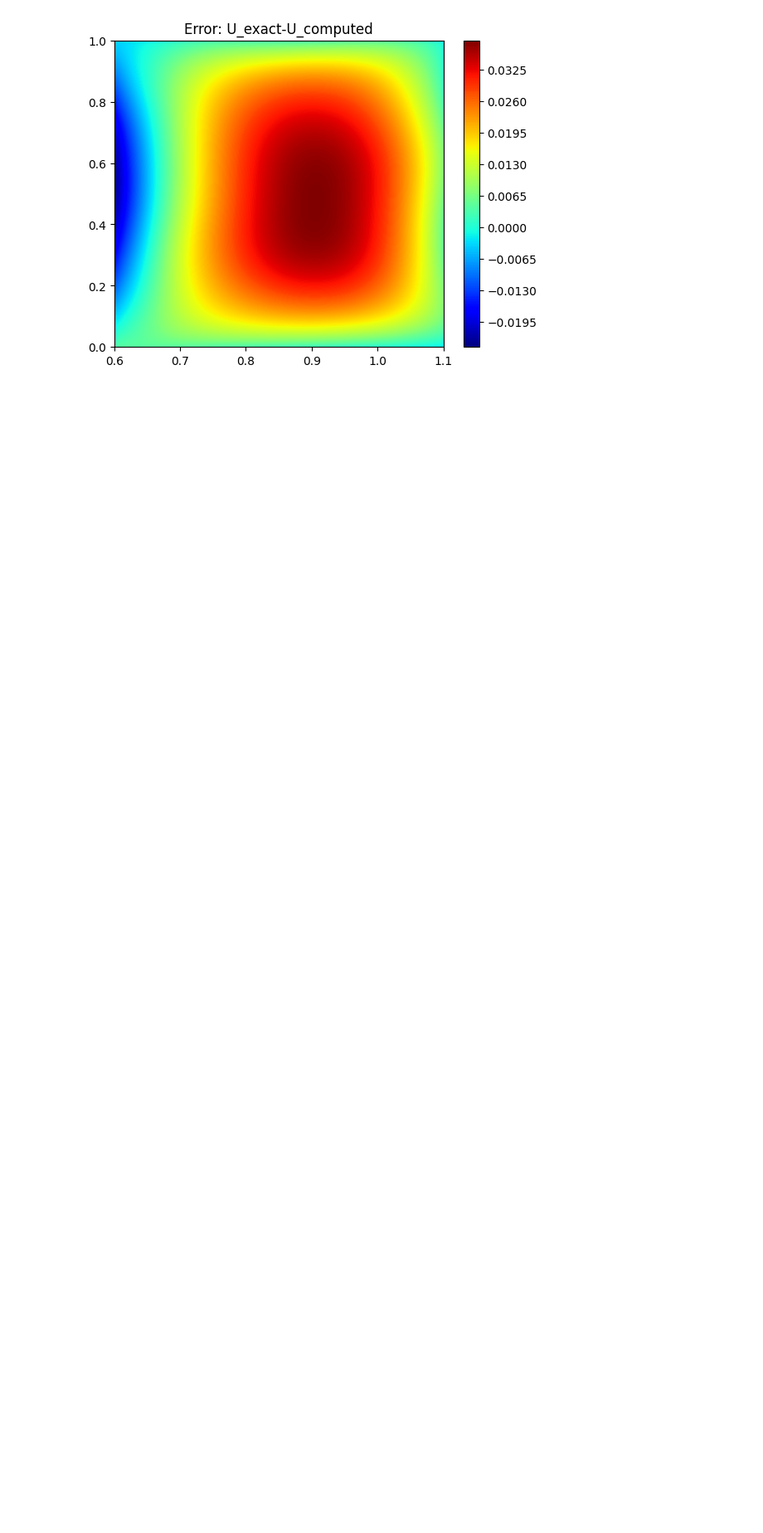
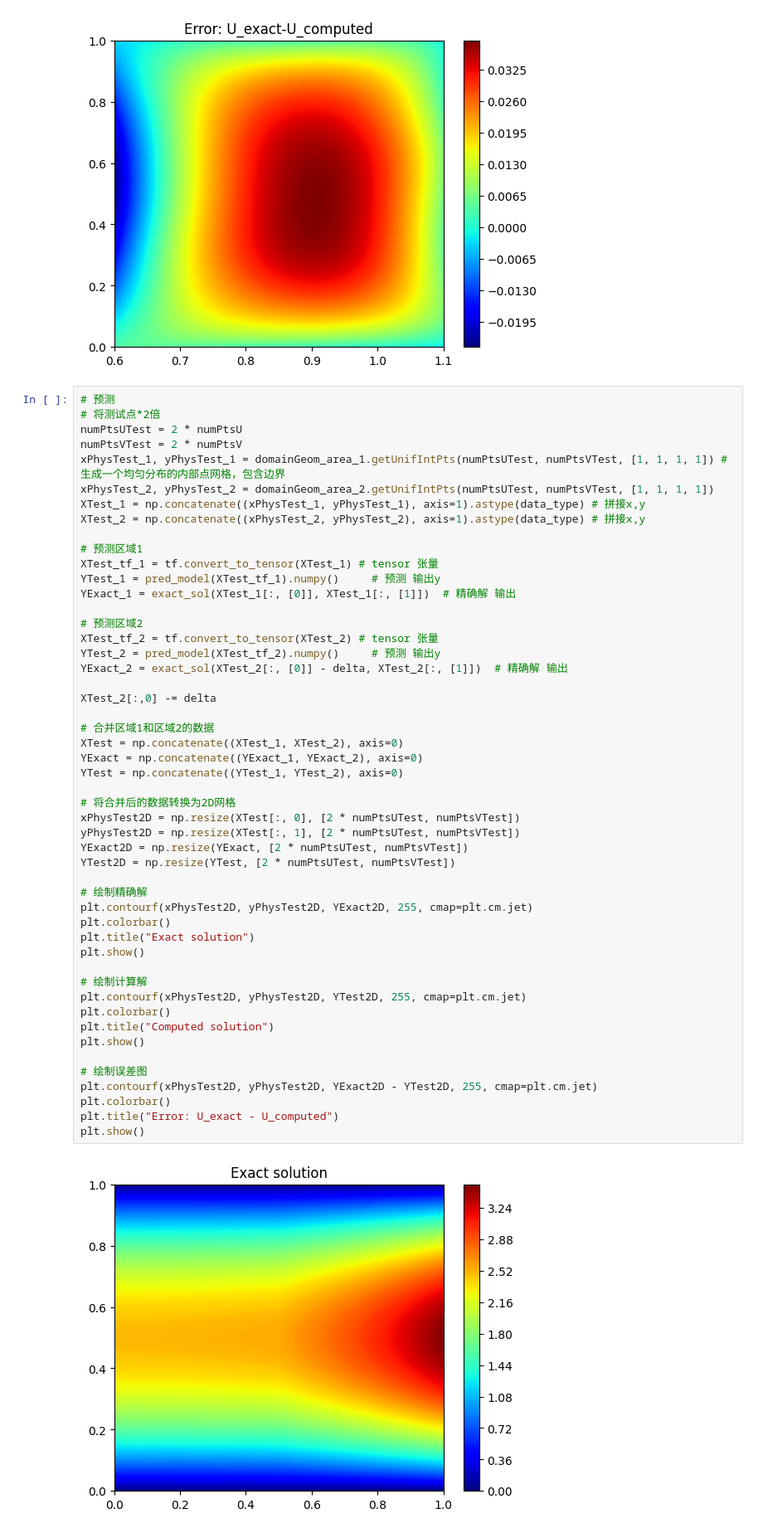
Before and after one commit to Owen-Hugh/multi_material_DIS, a Jupyter notebook: multi-material-demo-1.ipynb, the cells around one changed output. Shown at 83% size. Saved outputs shown, nothing was run; the diff lists cells and outputs as text; blank space fills up the shorter version.

```diff
--- a/multi-material-demo-1.ipynb
+++ b/multi-material-demo-1.ipynb
@@ -1112,3 +1112,55 @@ plt.show()
 [figure]
 [figure]
 [figure]
+# %%
+# 预测
+# 将测试点*2倍
+numPtsUTest = 2 * numPtsU
+numPtsVTest = 2 * numPtsV
+xPhysTest_1, yPhysTest_1 = domainGeom_area_1.getUnifIntPts(numPtsUTest, numPtsVTest, [1, 1, 1, 1]) # 生成一个均匀分布的内部点网格，包含边界
+xPhysTest_2, yPhysTest_2 = domainGeom_area_2.getUnifIntPts(numPtsUTest, numPtsVTest, [1, 1, 1, 1])
+XTest_1 = np.concatenate((xPhysTest_1, yPhysTest_1), axis=1).astype(data_type) # 拼接x,y
+XTest_2 = np.concatenate((xPhysTest_2, yPhysTest_2), axis=1).astype(data_type) # 拼接x,y
+
+# 预测区域1
+XTest_tf_1 = tf.convert_to_tensor(XTest_1) # tensor 张量
+YTest_1 = pred_model(XTest_tf_1).numpy()     # 预测 输出y
+YExact_1 = exact_sol(XTest_1[:, [0]], XTest_1[:, [1]])  # 精确解 输出
+
+# 预测区域2
+XTest_tf_2 = tf.convert_to_tensor(XTest_2) # tensor 张量
+YTest_2 = pred_model(XTest_tf_2).numpy()     # 预测 输出y
+YExact_2 = exact_sol(XTest_2[:, [0]] - delta, XTest_2[:, [1]])  # 精确解 输出
+
+XTest_2[:,0] -= delta
+
+# 合并区域1和区域2的数据
+XTest = np.concatenate((XTest_1, XTest_2), axis=0)
+YExact = np.concatenate((YExact_1, YExact_2), axis=0)
+YTest = np.concatenate((YTest_1, YTest_2), axis=0)
+
+# 将合并后的数据转换为2D网格
+xPhysTest2D = np.resize(XTest[:, 0], [2 * numPtsUTest, numPtsVTest])
+yPhysTest2D = np.resize(XTest[:, 1], [2 * numPtsUTest, numPtsVTest])
+YExact2D = np.resize(YExact, [2 * numPtsUTest, numPtsVTest])
+YTest2D = np.resize(YTest, [2 * numPtsUTest, numPtsVTest])
+
+# 绘制精确解
+plt.contourf(xPhysTest2D, yPhysTest2D, YExact2D, 255, cmap=plt.cm.jet)
+plt.colorbar()
+plt.title("Exact solution")
+plt.show()
+
+# 绘制计算解
+plt.contourf(xPhysTest2D, yPhysTest2D, YTest2D, 255, cmap=plt.cm.jet)
+plt.colorbar()
+plt.title("Computed solution")
+plt.show()
+
+# 绘制误差图
+plt.contourf(xPhysTest2D, yPhysTest2D, YExact2D - YTest2D, 255, cmap=plt.cm.jet)
+plt.colorbar()
+plt.title("Error: U_exact - U_computed")
+plt.show()
+# %% [output]
+[figure, added]
```
Also changed, not shown: parts of 1 cell of this notebook.
